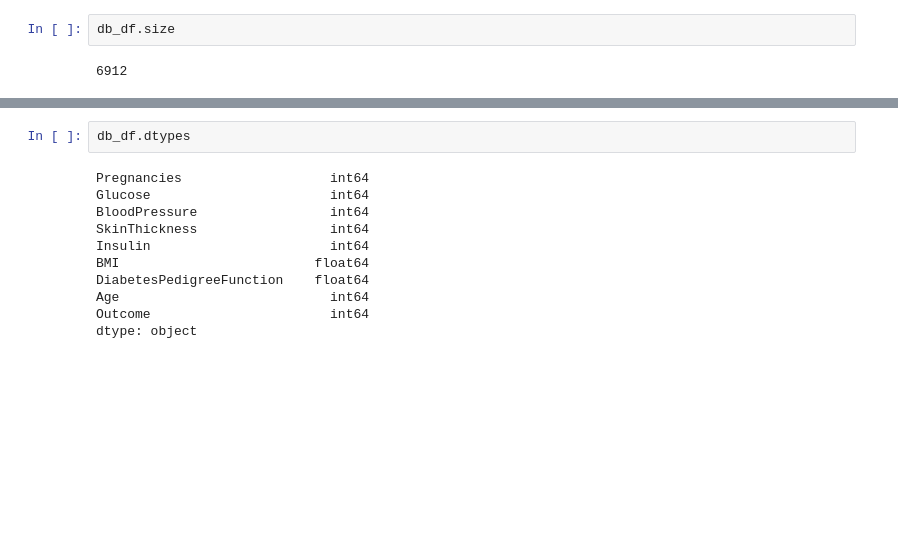
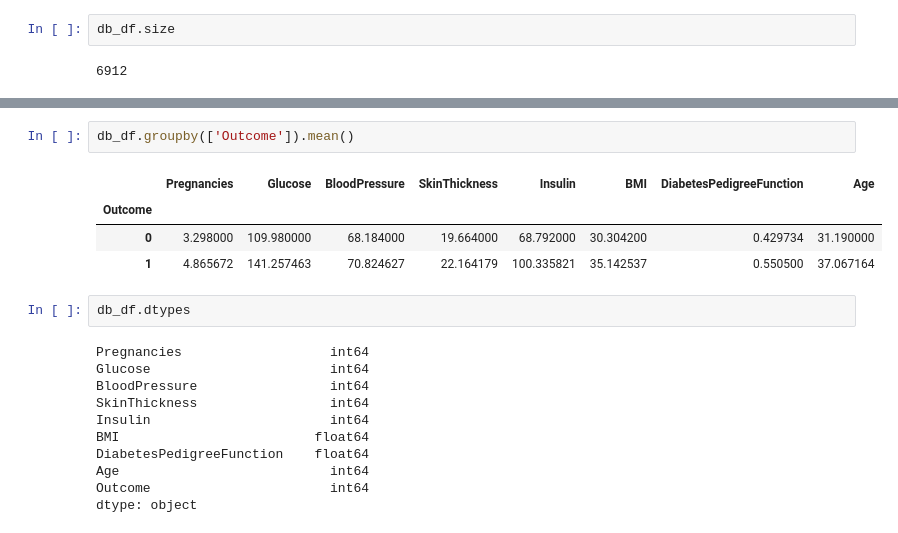
Before and after one commit to harshithgowdakc/NYC-Taxi-Data, a Jupyter notebook: Diabetes_Prediction.ipynb, the cells around one changed output, grey strips where cells are left out. Drawn from its saved outputs; the diff is of its cells as text; blank space fills up the shorter version.

```diff
--- a/Diabetes_Prediction.ipynb
+++ b/Diabetes_Prediction.ipynb
@@ -76,6 +78,13 @@ db_df.describe()
 | 50% | 3.000000 | 117.000000 | 72.000000 | 23.000000 | 30.500000 | 32.000000 | 0.372500 | 29.000000 | ... |
 | 75% | 6.000000 | 140.250000 | 80.000000 | 32.000000 | 127.250000 | 36.600000 | 0.626250 | 41.000000 | ... |
 | max | 17.000000 | 199.000000 | 122.000000 | 99.000000 | 846.000000 | 67.100000 | 2.420000 | 81.000000 | ... |
+# %%
+db_df.groupby(['Outcome']).mean()
+# %% [output]
+|  | Pregnancies | Glucose | BloodPressure | SkinThickness | Insulin | BMI | DiabetesPedigreeFunction | Age |
+| Outcome |  |  |  |  |  |  |  |  |
+| 0 | 3.298000 | 109.980000 | 68.184000 | 19.664000 | 68.792000 | 30.304200 | 0.429734 | 31.190000 |
+| 1 | 4.865672 | 141.257463 | 70.824627 | 22.164179 | 100.335821 | 35.142537 | 0.550500 | 37.067164 |
 # %%
 db_df.dtypes
 # %% [output]
```
Also changed, not shown: parts of 13 cells of this notebook.
